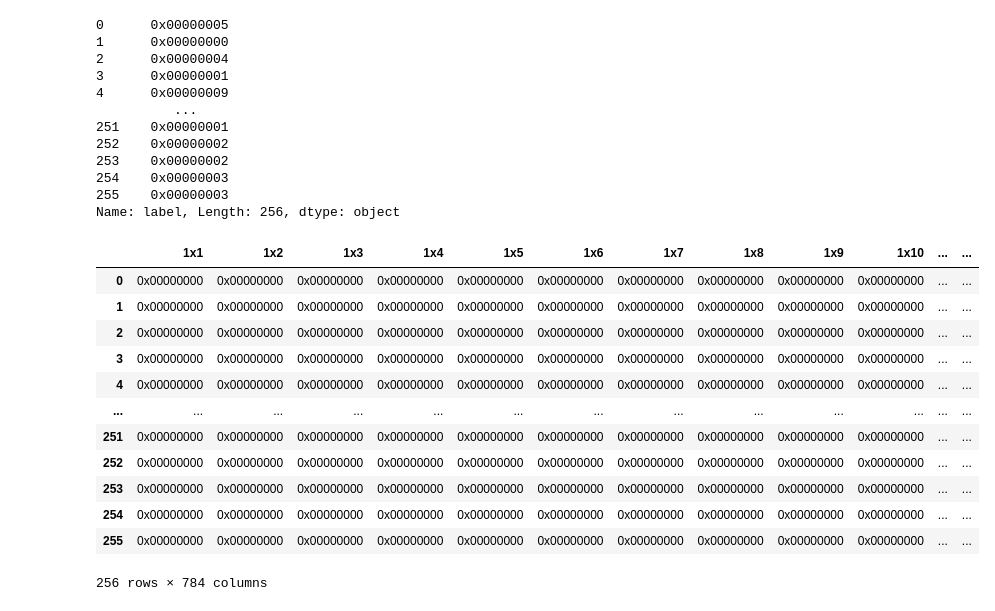
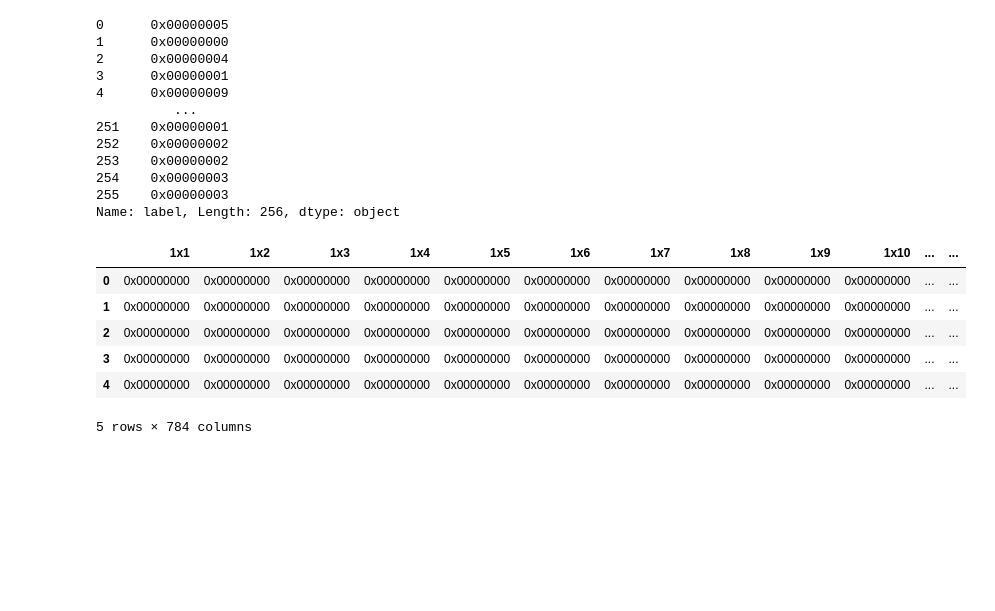
Before and after one commit to viv-eth/snitch, a Jupyter notebook: sw/applications/src/dram_preload.ipynb, the cells around one changed output. Cells and saved outputs as stored; diff of their text form; code cells hidden in the pictures; blank space fills up the shorter version.

```diff
--- a/sw/applications/src/dram_preload.ipynb
+++ b/sw/applications/src/dram_preload.ipynb
@@ -99,18 +97,12 @@ Name: label, Length: 256, dtype: object
 # %%
 # convert the images to hex
 mnist_one_batch_images_hex = mnist_one_batch_images_scaled.applymap(lambda x: "0x" + float_to_hex(x)[2:].zfill(8))
-mnist_one_batch_images_hex
+mnist_one_batch_images_hex.head()
 # %% [output]
 |  | 1x1 | 1x2 | 1x3 | 1x4 | 1x5 | 1x6 | 1x7 | 1x8 | 1x9 | 1x10 | ... | ... |
 | 0 | 0x00000000 | 0x00000000 | 0x00000000 | 0x00000000 | 0x00000000 | 0x00000000 | 0x00000000 | 0x00000000 | 0x00000000 | 0x00000000 | ... | ... |
 | 1 | 0x00000000 | 0x00000000 | 0x00000000 | 0x00000000 | 0x00000000 | 0x00000000 | 0x00000000 | 0x00000000 | 0x00000000 | 0x00000000 | ... | ... |
 | 2 | 0x00000000 | 0x00000000 | 0x00000000 | 0x00000000 | 0x00000000 | 0x00000000 | 0x00000000 | 0x00000000 | 0x00000000 | 0x00000000 | ... | ... |
 | 3 | 0x00000000 | 0x00000000 | 0x00000000 | 0x00000000 | 0x00000000 | 0x00000000 | 0x00000000 | 0x00000000 | 0x00000000 | 0x00000000 | ... | ... |
 | 4 | 0x00000000 | 0x00000000 | 0x00000000 | 0x00000000 | 0x00000000 | 0x00000000 | 0x00000000 | 0x00000000 | 0x00000000 | 0x00000000 | ... | ... |
-| ... | ... | ... | ... | ... | ... | ... | ... | ... | ... | ... | ... | ... |
-| 251 | 0x00000000 | 0x00000000 | 0x00000000 | 0x00000000 | 0x00000000 | 0x00000000 | 0x00000000 | 0x00000000 | 0x00000000 | 0x00000000 | ... | ... |
-| 252 | 0x00000000 | 0x00000000 | 0x00000000 | 0x00000000 | 0x00000000 | 0x00000000 | 0x00000000 | 0x00000000 | 0x00000000 | 0x00000000 | ... | ... |
-| 253 | 0x00000000 | 0x00000000 | 0x00000000 | 0x00000000 | 0x00000000 | 0x00000000 | 0x00000000 | 0x00000000 | 0x00000000 | 0x00000000 | ... | ... |
-| 254 | 0x00000000 | 0x00000000 | 0x00000000 | 0x00000000 | 0x00000000 | 0x00000000 | 0x00000000 | 0x00000000 | 0x00000000 | 0x00000000 | ... | ... |
-| 255 | 0x00000000 | 0x00000000 | 0x00000000 | 0x00000000 | 0x00000000 | 0x00000000 | 0x00000000 | 0x00000000 | 0x00000000 | 0x00000000 | ... | ... |
-256 rows × 784 columns
+5 rows × 784 columns
```
Also changed, not shown: parts of 26 cells of this notebook, 1 other file.
